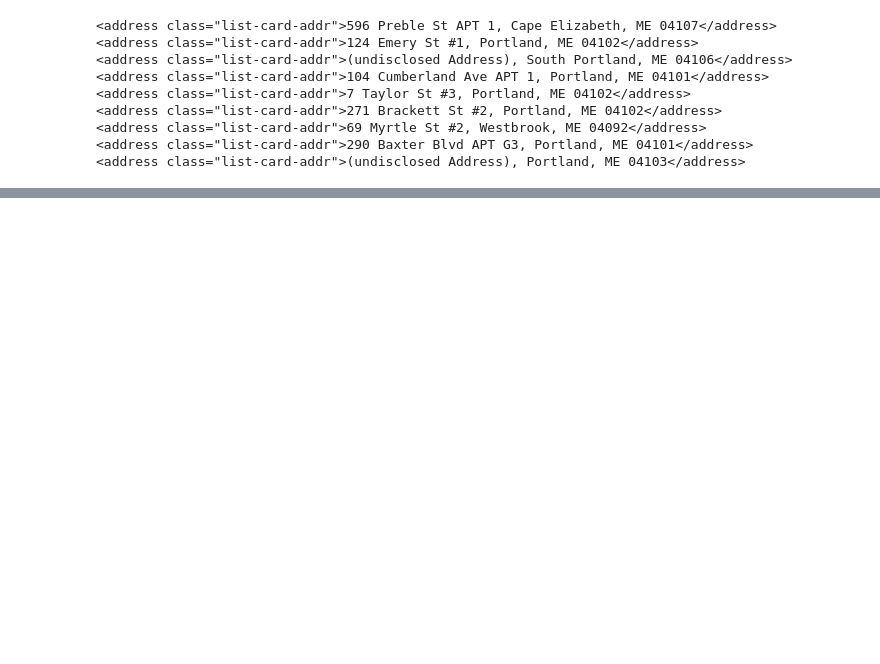
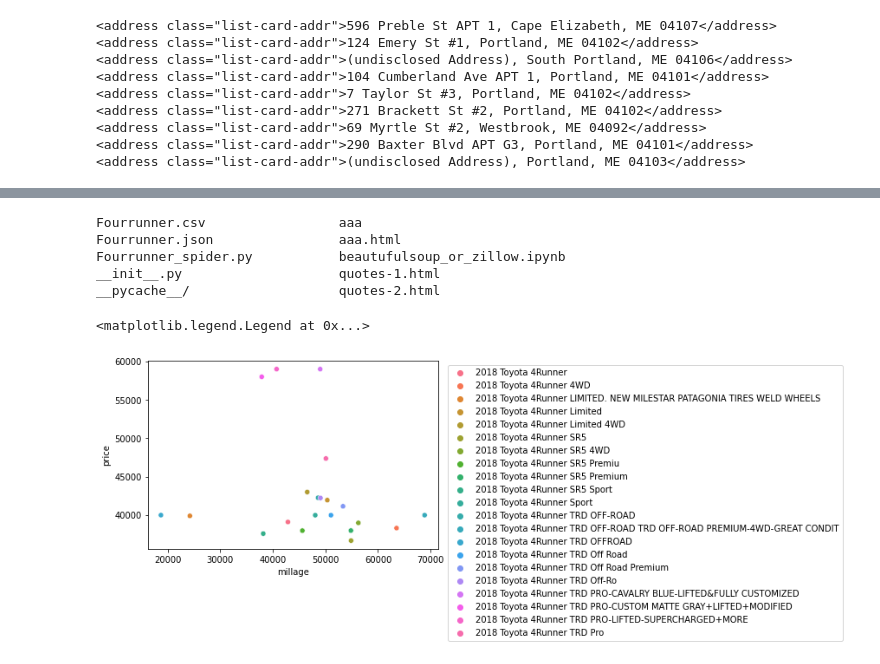
Before and after one commit to zyune/data_visualization_web, a Jupyter notebook: scrapy_ spider/tutorial/tutorial/spiders/beautufulsoup_or_zillow.ipynb, the cells around one changed output, grey strips where cells are left out. Drawn from its saved outputs; the diff is of its cells as text; code cells hidden in the pictures; blank space fills up the shorter version.

```diff
--- a/scrapy_ spider/tutorial/tutorial/spiders/beautufulsoup_or_zillow.ipynb
+++ b/scrapy_ spider/tutorial/tutorial/spiders/beautufulsoup_or_zillow.ipynb
@@ -27,0 +25,16 @@ Untitled.ipynb        aaa
+# %%
+ls
+# %% [output]
+Fourrunner.csv                 aaa
+Fourrunner.json                aaa.html
+Fourrunner_spider.py           beautufulsoup_or_zillow.ipynb
+__init__.py                    quotes-1.html
+__pycache__/                   quotes-2.html
+# %%
+fourrunner=pd.read_csv('Fourrunner.csv')
+fourrunner_trim=fourrunner.groupby(by='name').median()
+sns.scatterplot(data=fourrunner_trim,x='millage',y='price',hue='name')
+plt.legend(bbox_to_anchor=(1.02, 1),loc='best')
+# %% [output]
+<matplotlib.legend.Legend at 0x...>
+[figure, added]
```
Also changed, not shown: parts of 3 cells of this notebook, 9 other files.
